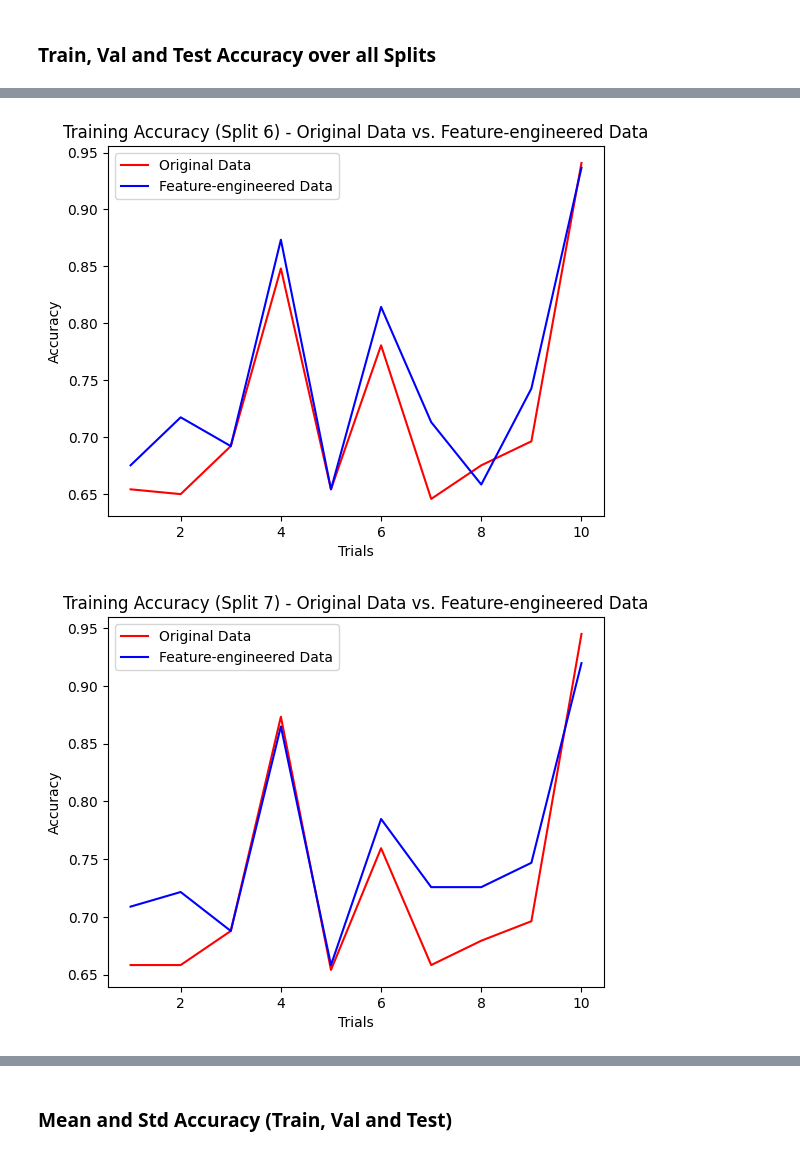
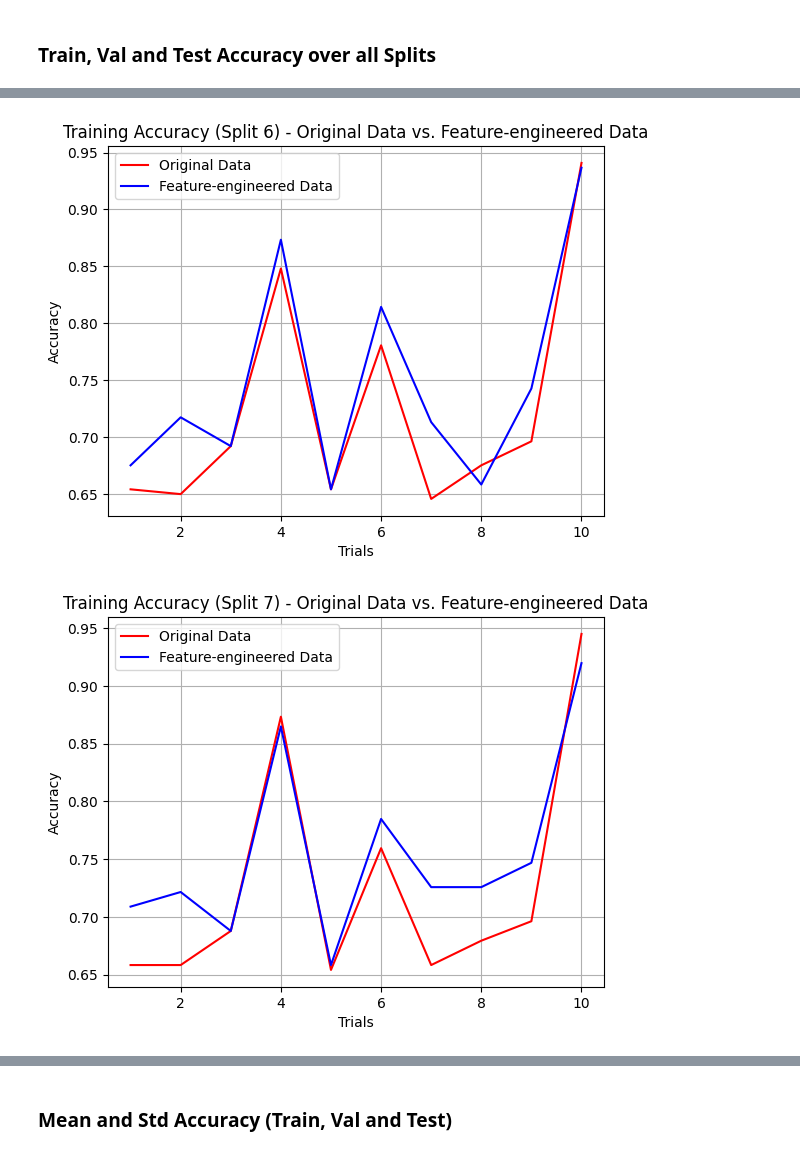
Before and after one commit to schaeferbasti/Benchmark_FE_AutoML, a Jupyter notebook: src/amltk/pipeline/results/analysis.ipynb, the cells around one changed output, grey strips where cells are left out. Drawn from its saved outputs; the diff is of its cells as text; code cells hidden in the pictures.

```diff
--- a/src/amltk/pipeline/results/analysis.ipynb
+++ b/src/amltk/pipeline/results/analysis.ipynb
@@ -90,6 +91,7 @@ for dataset_name in dataset_names:
     plt.ylabel("Accuracy")
     plt.title("Training Accuracy (Split " + str(i) + ") - Original Data vs. Feature-engineered Data")
     plt.legend()
+    plt.grid(True)
     plt.show()
     i += 1
 # %% [output]
@@ -102,5 +104,5 @@ for dataset_name in dataset_names:
-[figure, old version]
+[figure, new version]
-[figure, old version]
+[figure, new version]
 # %%
 dataset_names = []
 for i in range(8):
```
Also changed, not shown: parts of 6 cells of this notebook, 7 other files.
